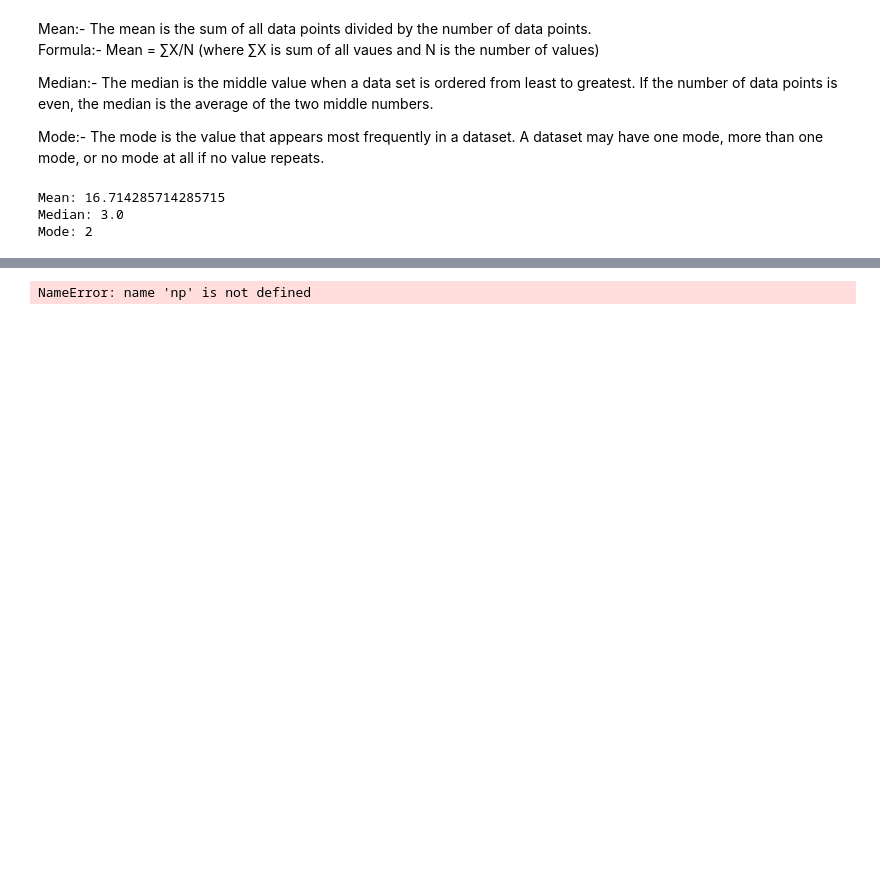
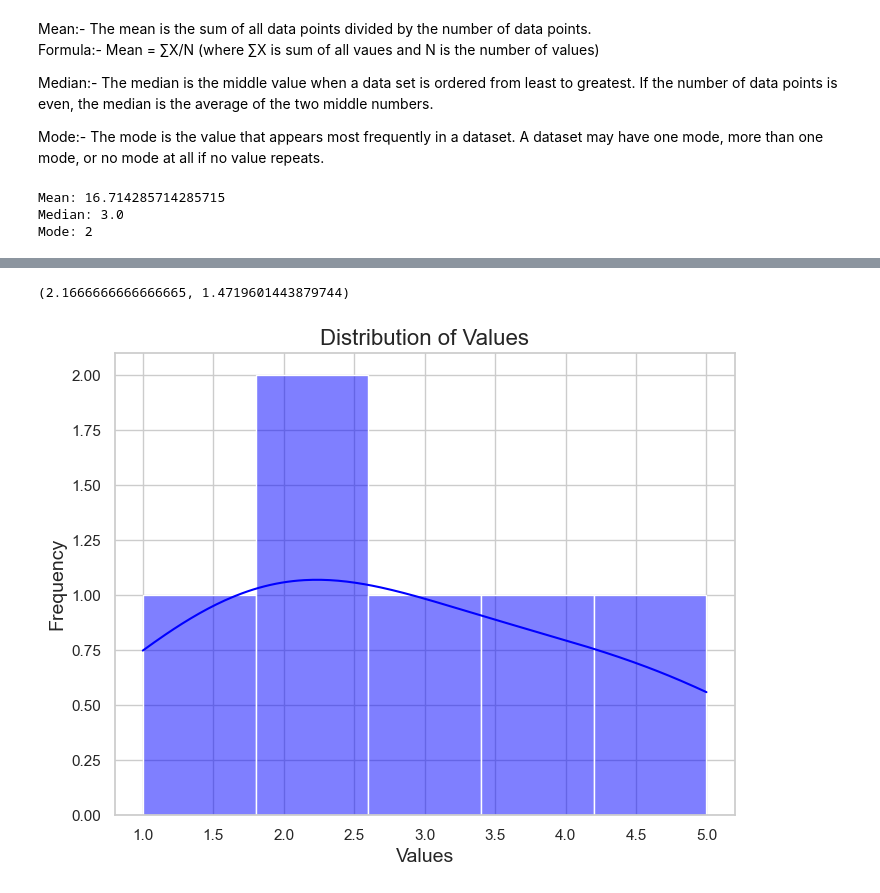
Before and after one commit to ritik-3/statistic-lerarning, a Jupyter notebook: main.ipynb, the cells around one changed output, grey strips where cells are left out. Cells and saved outputs as stored; diff of their text form; code cells hidden in the pictures; blank space fills up the shorter version.

```diff
--- a/main.ipynb
+++ b/main.ipynb
@@ -94,6 +100,31 @@ x̄ = ∑ (xi)/n
-# %%
-# Variance
-variance = np.var(data)
-print(f"Variance: {variance}")
-# %% [output]
-NameError: name 'np' is not defined
+# %%
+data = [1, 2, 2, 3, 4, 5]
+df = pd.DataFrame(data, columns=['Values'])
+
+# Calculating variance and standard deviation
+variance = df['Values'].var()
+std_deviation = df['Values'].std()
+
+variance, std_deviation
+# %% [output]
+(2.1666666666666665, 1.4719601443879744)
+# %%
+import matplotlib.pyplot as plt
+import seaborn as sns
+
+# Set the aesthetic style of the plots
+sns.set(style="whitegrid")
+
+# Create a distribution plot for the dataset
+plt.figure(figsize=(8, 6))
+sns.histplot(df['Values'], bins=5, kde=True, color='blue')
+
+# Adding title and labels
+plt.title('Distribution of Values', fontsize=16)
+plt.xlabel('Values', fontsize=14)
+plt.ylabel('Frequency', fontsize=14)
+
+# Show the plot
+plt.show()
+# %% [output]
+[figure, added]
```
Also changed, not shown: parts of 1 cell of this notebook.
